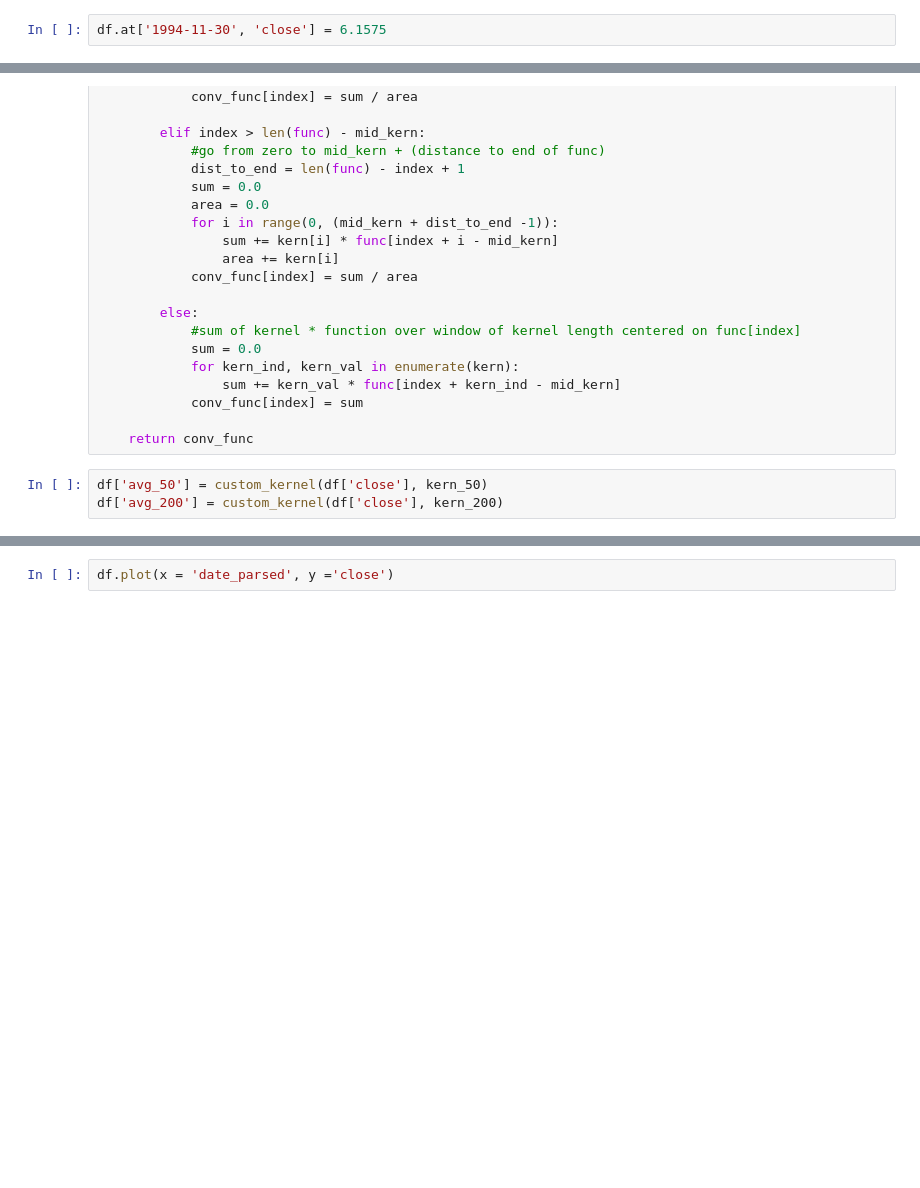
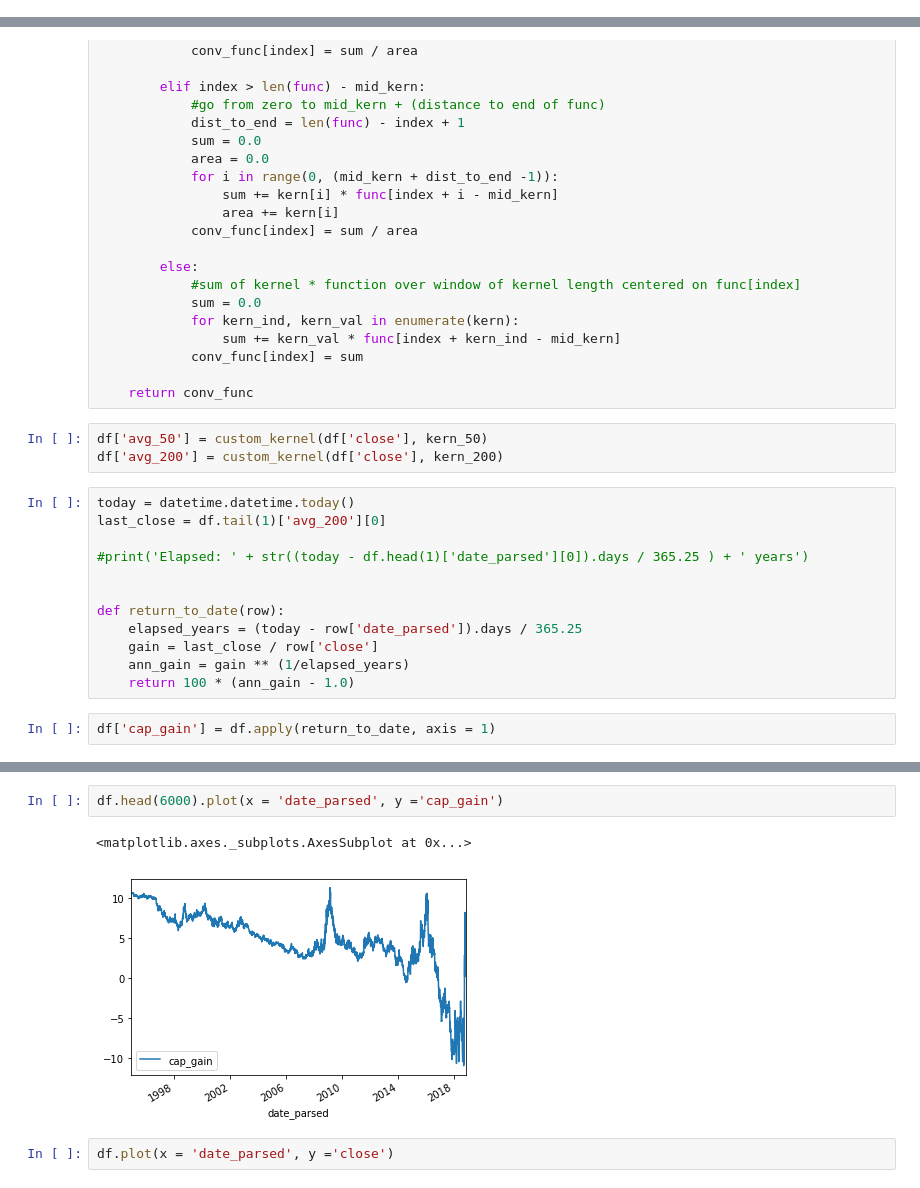
Before and after one commit to ismith1024/Finance-Regression-Analyzer, a Jupyter notebook: bns_evaluation.ipynb, the cells around one changed output, grey strips where cells are left out. Cells and saved outputs as stored; diff of their text form; blank space fills up the shorter version.

Commit message:
cap gain added

```diff
--- a/bns_evaluation.ipynb
+++ b/bns_evaluation.ipynb
@@ -123,5 +125,3 @@ df.apply(process_row, axis = 1)
 | 2019-05-17 | 71.4500 | 2019-05-17 | 1.7500 | 0.87 | 1.0 | 10.207143 | 0.048705 |
 | 2019-05-28 | 71.4500 | 2019-05-28 | 0.0000 | 0.87 | 1.0 | NaN | 0.048705 |
 6123 rows × 7 columns
-# %%
-df.at['1994-11-30', 'close'] = 6.1575
@@ -222,3 +180,17 @@ def custom_kernel(func, kern):
 # %%
 df['avg_50'] = custom_kernel(df['close'], kern_50)
 df['avg_200'] = custom_kernel(df['close'], kern_200)
+# %%
+today = datetime.datetime.today()
+last_close = df.tail(1)['avg_200'][0]
+
+#print('Elapsed: ' + str((today - df.head(1)['date_parsed'][0]).days / 365.25 ) + ' years')
+
+
+def return_to_date(row):
+    elapsed_years = (today - row['date_parsed']).days / 365.25
+    gain = last_close / row['close']
+    ann_gain = gain ** (1/elapsed_years)
+    return 100 * (ann_gain - 1.0)
+# %%
+df['cap_gain'] = df.apply(return_to_date, axis = 1)
@@ -225,3 +219,8 @@ df['avg_200'] = custom_kernel(df['close'], kern_200)
+# %%
+df.head(6000).plot(x = 'date_parsed', y ='cap_gain')
+# %% [output]
+<matplotlib.axes._subplots.AxesSubplot at 0x...>
+[figure, added]
 # %%
 df.plot(x = 'date_parsed', y ='close')
 # %% [output]
```
Also changed, not shown: parts of 5 cells of this notebook.
